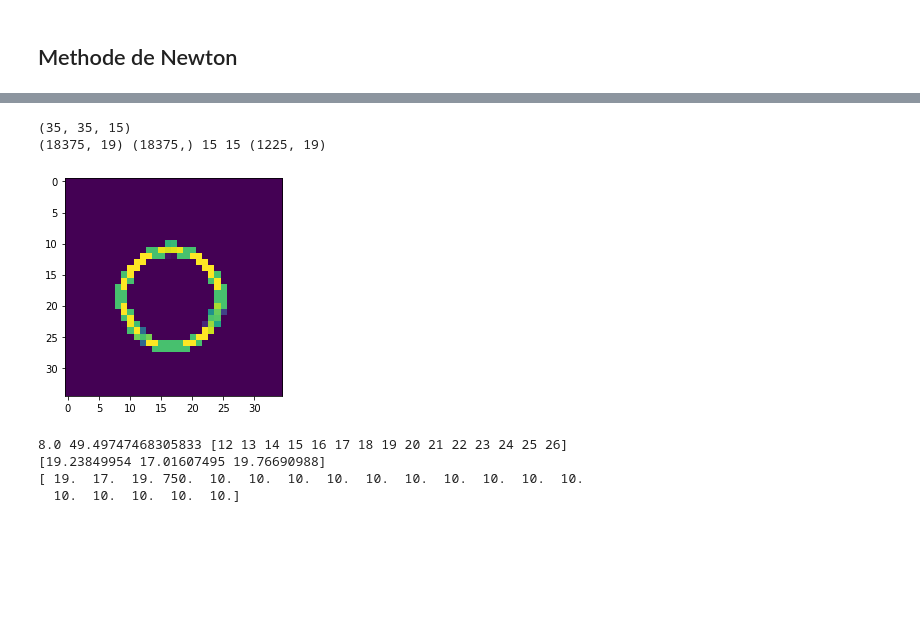
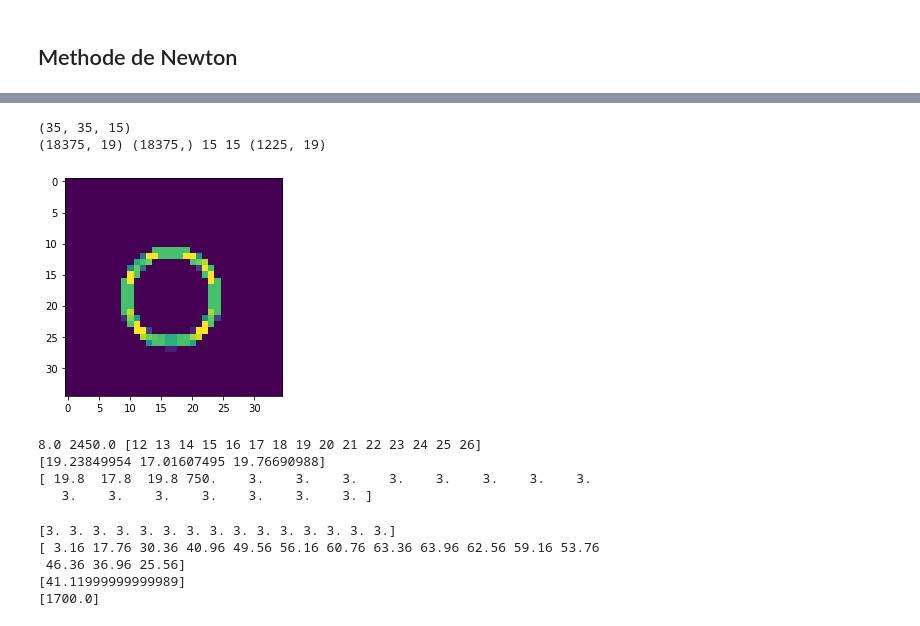
Before and after one commit to Bittar-Ahmad/Detection-microparticules, a Jupyter notebook: Particle_simulation_and_estimation.ipynb, the cells around one changed output, grey strips where cells are left out. Saved outputs shown, nothing was run; the diff lists cells and outputs as text; code cells hidden in the pictures; blank space fills up the shorter version.

```diff
--- a/Particle_simulation_and_estimation.ipynb
+++ b/Particle_simulation_and_estimation.ipynb
@@ -341,7 +323,7 @@ def Create_A_and_b(W):
 
 #Definir le vecteur f_3 de taille 4+m (vecteur de 0 sauf le 3eme element est 1)
     f_3 = np.zeros((4+s3,1))
-    f_3[2] = 1
+    f_3[3] = 1
 
 #Definir le vecteur f_{4+i} de taille 4+m (vecteur de 0 sauf le (4+i)th element est 1)
     f_4_i = np.zeros((4+s3,1))
@@ -597,38 +627,55 @@ DEBUG:matplotlib.ticker:vmin 2.59152667150897e-12 vmax 62997.743830046435
 # %%
 W = W_mat(particle,framesInter)
 print(W.shape)
-plt.imshow(W[:,:,7])
+plt.imshow(W[:,:,10])
 
 A, b, listA, listb = Create_A_and_b(W)
 print(A.shape, b.shape, len(listA), len(listb), listA[0].shape)
 # %% [output]
 (35, 35, 15)
 (18375, 19) (18375,) 15 15 (1225, 19)
-[figure, old version]
+[figure, new version]
 # %%
 # definis dans la simulation plus haut
 R = Radius*zoomfactor
 d = np.sqrt(nx**2+ny**2)
 z = framesInter
-print(R,d, z)
+print(R,d**2, z)
 realcenter = center*nx
 
 
 a = np.floor(realcenter)[0]
 b = np.floor(realcenter)[1]
 xsi = a**2+b**2+100
-eta = 10*np.ones(len(z))
+eta = 3*np.ones(len(z))
 v0 = np.concatenate((np.floor(realcenter),[xsi],eta))
-
+v0[0:3]+=0.8
 print(realcenter)
 print(v0)
 
 eps=1e-6
 crit=1e-6
 # %% [output]
-8.0 49.49747468305833 [12 13 14 15 16 17 18 19 20 21 22 23 24 25 26]
+8.0 2450.0 [12 13 14 15 16 17 18 19 20 21 22 23 24 25 26]
 [19.23849954 17.01607495 19.76690988]
-[ 19.  17.  19. 750.  10.  10.  10.  10.  10.  10.  10.  10.  10.  10.
-  10.  10.  10.  10.  10.]
+[ 19.8  17.8  19.8 750.    3.    3.    3.    3.    3.    3.    3.    3.
+   3.    3.    3.    3.    3.    3.    3. ]
+# %%
+# Il faut bien initialiser
+
+constr1 = v0[4:]
+constr2 = -( (v0[2]-z)**2 - R**2)
+constr3 = [-(v0[0]**2 + v0[1]**2 - v0[3])]
+constr4 = [-(v0[3] - d**2)]
+print(constr1)
+print(constr2)
+print(constr3)
+print(constr4)
+# %% [output]
+[3. 3. 3. 3. 3. 3. 3. 3. 3. 3. 3. 3. 3. 3. 3.]
+[ 3.16 17.76 30.36 40.96 49.56 56.16 60.76 63.36 63.96 62.56 59.16 53.76
+ 46.36 36.96 25.56]
+[41.11999999999989]
+[1700.0]
 # %%
 res = barr_method(listA, listb, z, R, d, v0,eps,crit,t0=1,mu=25)[0][-1]
```
Also changed, not shown: parts of 12 cells of this notebook.
